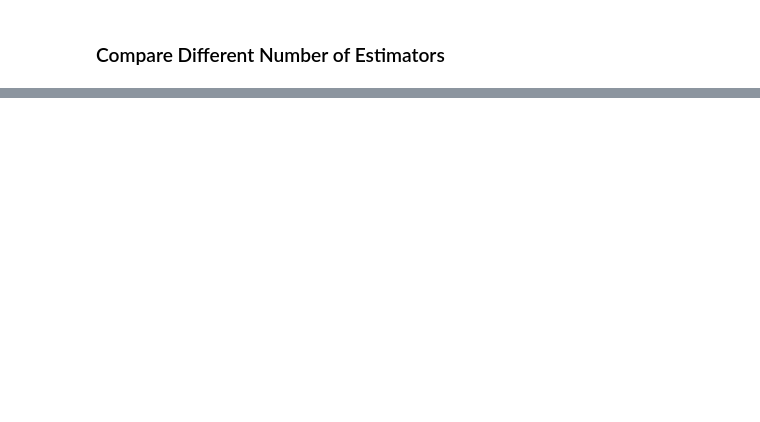
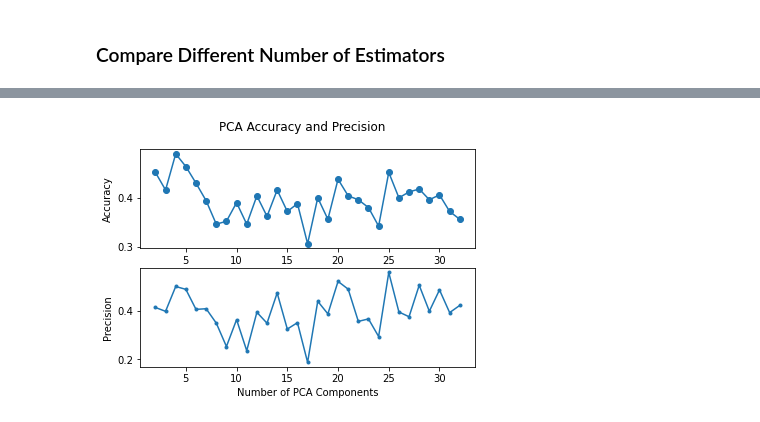
Before and after one commit to Jajc09/GBC-MCfML, a Jupyter notebook: final_project/game_ratings_kevin.ipynb, the cells around one changed output, grey strips where cells are left out. Cells and saved outputs as stored; diff of their text form; code cells hidden in the pictures; blank space fills up the shorter version.

```diff
--- a/final_project/game_ratings_kevin.ipynb
+++ b/final_project/game_ratings_kevin.ipynb
@@ -173,0 +222,10 @@ Accuracy : 0.925   Precision(weighted) : 0.925
+# %%
+import numpy as np
+import pandas as pd
+from sklearn.decomposition import PCA
+
+def ApplyPCA(X_train, X_test, n_compo=2):
+    pca = PCA(n_components=n_compo)
+    X_train_pca = pca.fit_transform(X_train)
+    X_test_pca = pca.fit_transform(X_test)
+    return X_train_pca, X_test_pca
@@ -173,0 +238,6 @@ Accuracy : 0.925   Precision(weighted) : 0.925
+# %%
+for n in range(2, 33):
+    X_train_pca, X_test_pca = ApplyPCA(X_train, X_test, n_compo=n)
+    disp, accuracy, precision = TestRandForest(X_train_pca, y_train, X_test_pca, y_test, n_est=50, verbose=0)
+    results.iloc[n - 2, 0] = accuracy
+    results.iloc[n - 2, 1] = precision
@@ -173,0 +264,14 @@ Accuracy : 0.925   Precision(weighted) : 0.925
+# %%
+fig, (ax1, ax2) = plt.subplots(2, 1)
+fig.suptitle('PCA Accuracy and Precision')
+
+ax1.plot(results.index, results.accuracy, 'o-')
+ax1.set_ylabel('Accuracy')
+
+ax2.plot(results.index, results.precision, '.-')
+ax2.set_xlabel('Number of PCA Components')
+ax2.set_ylabel('Precision')
+
+plt.show()
+# %% [output]
+[figure, added]
```
Also changed, not shown: parts of 25 cells of this notebook, 1 other file.
